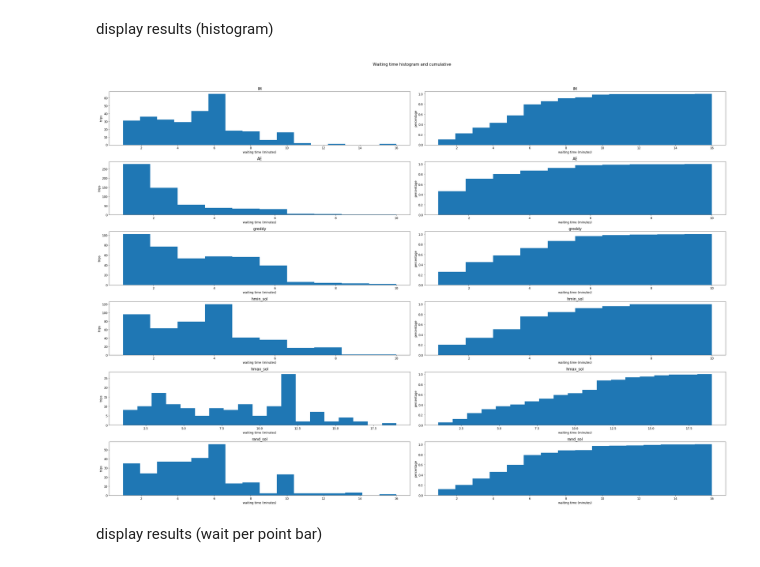
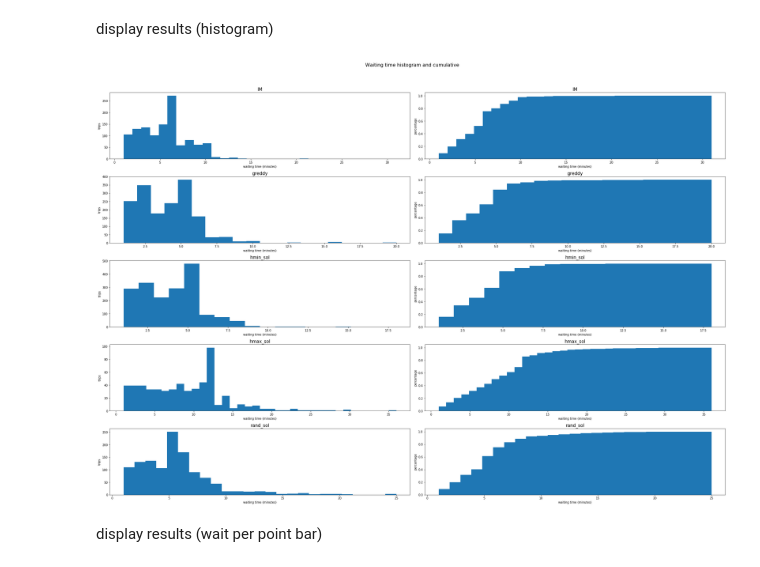
Before and after one commit to jonathan-murana/bus-generator, a Jupyter notebook: bus.ipynb, the cells around one changed output. Drawn from its saved outputs; the diff is of its cells as text; code cells hidden in the pictures.

```diff
--- a/bus.ipynb
+++ b/bus.ipynb
@@ -628,6 +797,7 @@ def to_int_ceil(points):
 
 points_1200_1400 = to_int_ceil(points_1200_1400)
 points_all_day = to_int_ceil(points_all_day)
+points_1200_1400_200 = to_int_ceil(points_1200_1400_200)
 # %% [markdown]
 generate sub sets
 # %% [markdown]
@@ -659,7 +829,7 @@ generate sub sets
 
 #19 21
 
-scenario_array = [None] * 9
+scenario_array = [None] * 12
 # %% [markdown]
 ### GRUPO A
 # %%
@@ -920,40 +1179,5 @@ scenario_array[5]['c_s']
 # %% [markdown]
 file wrinting
-# %%
-def file_writing(points,frequency,current_solution, file_name):
-
-
-    #dfList = current_solution['diff'].tolist()
-    #display(dfList)
-
-    d = {
-     'cantidad_de_lineas': [frequency.shape[0]],
-     'puntos_sincro': [points.shape[0]],
-     'periodo': [T],
-    }
-    head = pd.DataFrame(data=d)
-
-    head.to_csv(file_name + '_h', sep=' ', encoding='utf-8', index=False, header=False)
-    frequency[['h','H']].to_csv(file_name + '_f', sep=' ', encoding='utf-8', index=False, header=False)
-    points.to_csv(file_name + '_p', sep=' ', encoding='utf-8', index=False, header=False)
-    current_solution.to_csv(file_name + '_s', sep=' ', encoding='utf-8', index=False, header=False)
-
-    filenames = [file_name + '_h',file_name + '_p',file_name + '_f',file_name + '_s',]
-    with open(file_name, 'w') as outfile:
-        for fname in filenames:
-            with open(fname) as infile:
-                for line in infile:
-                    outfile.write(line)
-    #import os
-    os.remove(file_name + '_h')
-    os.remove(file_name + '_p')
-    os.remove(file_name + '_f')
-    os.remove(file_name + '_s')
-
-
-for i in range(len(scenario_array)):
-    s = scenario_array[i]
-    file_writing(s['ps_m'],s['fs_m'],s['c_s'], s['name'])
 # %% [markdown]
 current system solution to file (deprecated)
 # %%
@@ -1328,7 +1584,7 @@ def histogram(solutions, solutions_method, points,fitness_version):
     fig.suptitle('Waiting time histogram and cumulative', fontsize=16,y=1.05)
     #display(solutions)
     for i in range(len(solutions)):
-        wait_time_all1, wait_time_list1, mean_wait_time_per_point_list1, s = fitness(solutions[i],points,fitness_version)
+        wait_time_all1, wait_time_list1, mean_wait_time_per_point_list1, s, _reject  = fitness(solutions[i],points,fitness_version)
         axs[i,0].set_title(solutions_method[i], fontsize=15)
         axs[i,0].set_ylabel('trips')
         axs[i,0].set_xlabel('waiting time (minutes)')
@@ -1547,9 +1830,9 @@ scenario_array[4]['ps_m']
 # %% [markdown]
 display results (histogram)
 # %%
-histogram(solutions, solutions_method,  scenario_array[4]['ps_m'],1)
+histogram(solutions, solutions_method,  scenario_array[10]['ps_m'],3)
 # %% [output]
-[figure, old version]
+[figure, new version]
 # %% [markdown]
 display results (wait per point bar)
 # %%
```
Also changed, not shown: parts of 29 cells of this notebook, 37 other files.
